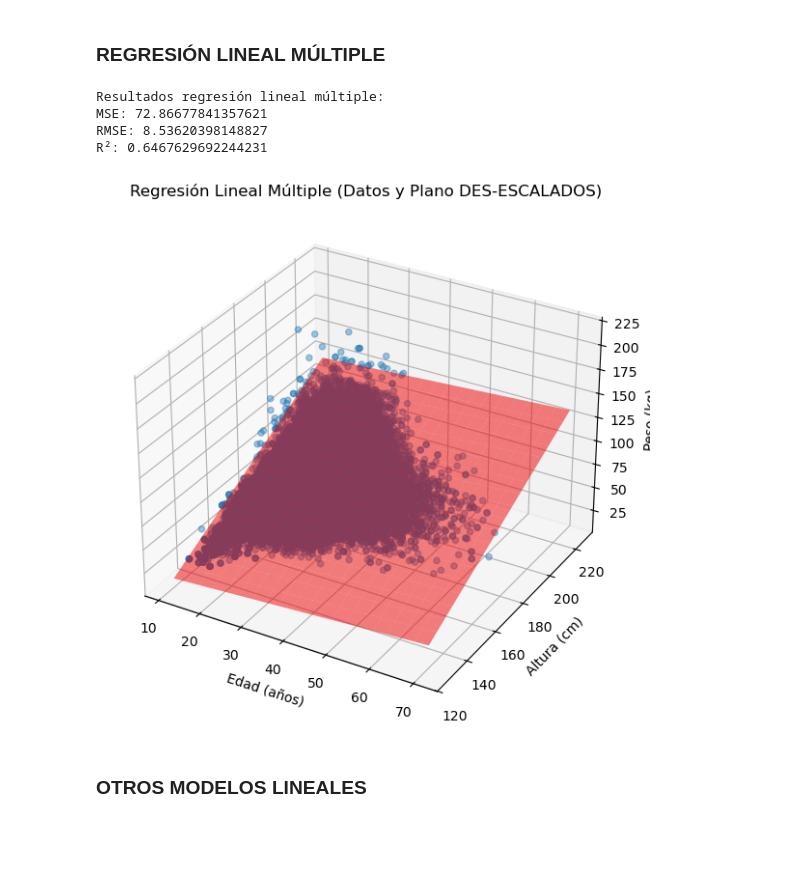
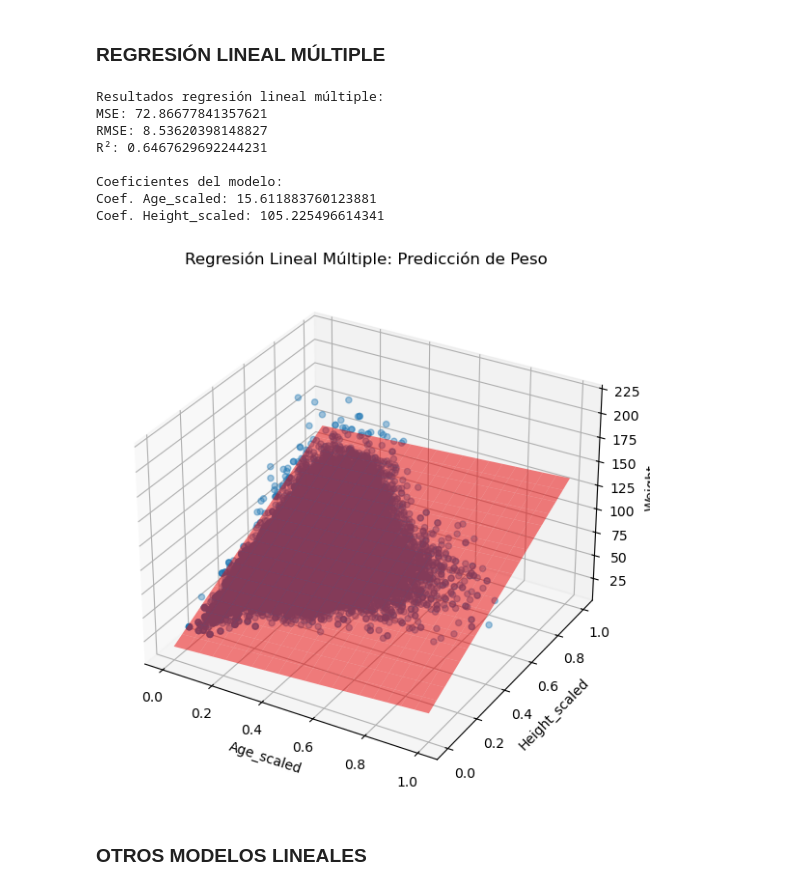
Before and after one commit to VIZ3NT04/model_ath, a Jupyter notebook: piton.ipynb, the cells around one changed output. Saved outputs shown, nothing was run; the diff lists cells and outputs as text; code cells hidden in the pictures; blank space fills up the shorter version.

```diff
--- a/piton.ipynb
+++ b/piton.ipynb
@@ -941,40 +899,25 @@ Resultados de modelos polinómicos con SGD (ordenados por R²):
 # %% [markdown]
 ### REGRESIÓN LINEAL MÚLTIPLE
 # %%
-# ============================================
-# IMPORTAR LIBRERÍAS
-# ============================================
 import numpy as np
 import pandas as pd
 from sklearn.model_selection import train_test_split
 from sklearn.linear_model import LinearRegression
 from sklearn.metrics import mean_squared_error, r2_score
 
-# ============================================
-# SELECCIÓN DE VARIABLES
-# ============================================
 X = df[['Age_scaled', 'Height_scaled']]
-y = df['Weight']   # peso real (kg)
+y = df['Weight']
 
-# ============================================
-# DIVISIÓN TRAIN/TEST
-# ============================================
+# Dividir en entrenamiento / prueba
 X_train, X_test, y_train, y_test = train_test_split(
     X, y, test_size=0.2, random_state=42
 )
 
-# ============================================
-# MODELO
-# ============================================
 model = LinearRegression()
 model.fit(X_train, y_train)
 
-# Predicción
 y_pred = model.predict(X_test)
 
-# ============================================
-# MÉTRICAS
-# ============================================
 mse = mean_squared_error(y_test, y_pred)
 rmse = np.sqrt(mse)
 r2 = r2_score(y_test, y_pred)
@@ -982,73 +925,53 @@ r2 = r2_score(y_test, y_pred)
 print("Resultados regresión lineal múltiple:")
 print("MSE:", mse)
 print("RMSE:", rmse)
 print("R²:", r2)
 
-# ============================================
-# GRAFICAR EN 3D (TODO DESESCALADO)
-# ============================================
+print("\nCoeficientes del modelo:")
+print("Coef. Age_scaled:", model.coef_[0])
+print("Coef. Height_scaled:", model.coef_[1])
+
 import matplotlib.pyplot as plt
 from mpl_toolkits.mplot3d import Axes3D
 
 fig = plt.figure(figsize=(10, 7))
 ax = fig.add_subplot(111, projection='3d')
 
-# ================================
-# 1) Desescalar valores reales
-# ================================
-age_real_train   = sc_age.inverse_transform(X_train[['Age_scaled']]).ravel()
-height_real_train = sc_height.inverse_transform(X_train[['Height_scaled']]).ravel()
-
-# Graficar puntos reales desescalados
 ax.scatter(
-    age_real_train,
-    height_real_train,
+    X_train['Age_scaled'],
+    X_train['Height_scaled'],
     y_train,
     alpha=0.4,
     label='Datos reales'
 )
 
-# ================================
-# 2) Crear malla desescalada
-# ================================
-age_scaled_grid, height_scaled_grid = np.meshgrid(
+age_grid, height_grid = np.meshgrid(
     np.linspace(X['Age_scaled'].min(), X['Age_scaled'].max(), 20),
     np.linspace(X['Height_scaled'].min(), X['Height_scaled'].max(), 20)
 )
 
-# Predicciones del modelo (aún en escala del modelo)
-predicted_weight_grid = model.predict(
-    np.c_[age_scaled_grid.ravel(), height_scaled_grid.ravel()]
-).reshape(age_scaled_grid.shape)
+weight_pred_grid = model.predict(
+    np.c_[age_grid.ravel(), height_grid.ravel()]
+).reshape(age_grid.shape)
 
-# Convertir la malla a valores reales
-age_real_grid = sc_age.inverse_transform(age_scaled_grid)
-height_real_grid = sc_height.inverse_transform(height_scaled_grid)
+ax.plot_surface(age_grid, height_grid, weight_pred_grid, alpha=0.5, color='red')
 
-# ================================
-# 3) Graficar plano desescalado
-# ================================
-ax.plot_surface(
-    age_real_grid,
-    height_real_grid,
-    predicted_weight_grid,
-    alpha=0.5,
-    color='red'
-)
-
-# Etiquetas finales desescaladas
-ax.set_xlabel('Edad (años)')
-ax.set_ylabel('Altura (cm)')
-ax.set_zlabel('Peso (kg)')
-ax.set_title('Regresión Lineal Múltiple (Datos y Plano DES-ESCALADOS)')
+ax.set_xlabel('Age_scaled')
+ax.set_ylabel('Height_scaled')
+ax.set_zlabel('Weight')
+ax.set_title('Regresión Lineal Múltiple: Predicción de Peso')
 
 plt.show()
 # %% [output]
 Resultados regresión lineal múltiple:
 MSE: 72.86677841357621
 RMSE: 8.53620398148827
 R²: 0.6467629692244231
+
+Coeficientes del modelo:
+Coef. Age_scaled: 15.611883760123881
+Coef. Height_scaled: 105.225496614341
-[figure, old version]
+[figure, new version]
 # %% [markdown]
 ### OTROS MODELOS LINEALES
 # %%
```
Also changed, not shown: parts of 13 cells of this notebook.
